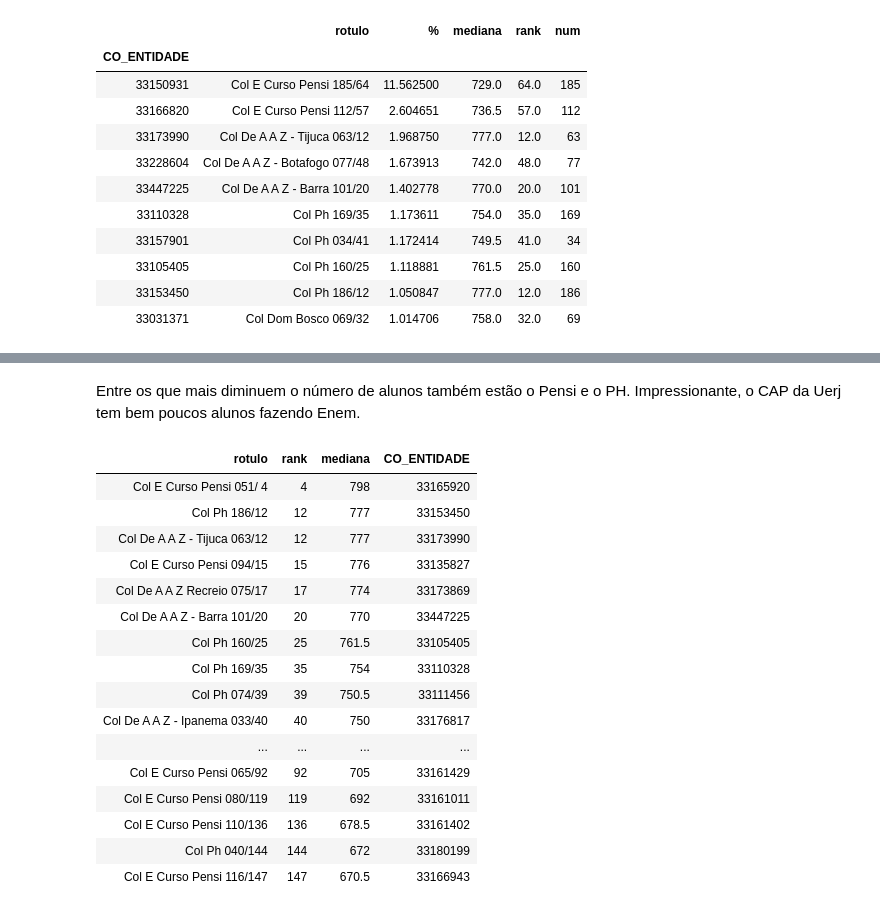
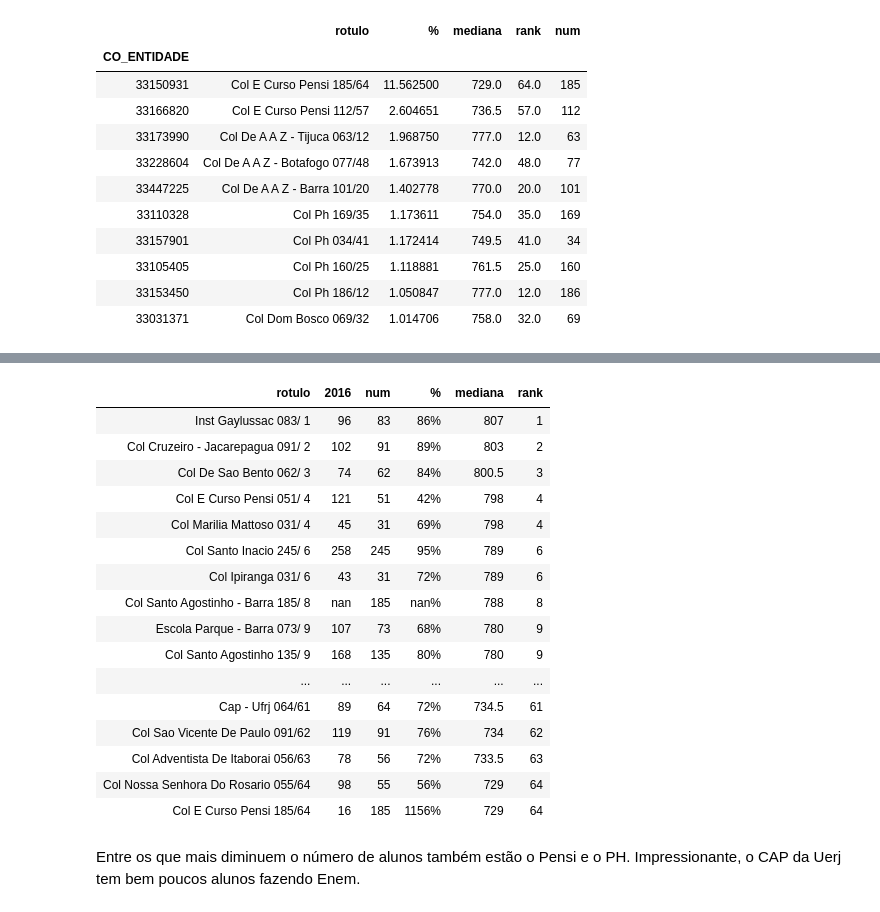
Before and after one commit to pauloneves/educacao, a Jupyter notebook: analisa.ipynb, the cells around one changed output, grey strips where cells are left out. Drawn from its saved outputs; the diff is of its cells as text; code cells hidden in the pictures.

```diff
--- a/analisa.ipynb
+++ b/analisa.ipynb
@@ -378,22 +358,25 @@ df[df['%']<.6]
+# %%
+df.loc[:, ['rotulo', 2016, 'num', '%', 'mediana', 'rank']].style.hide_index().format({'%': '{:.0%}'.format})
+# %% [output]
+| rotulo | 2016 | num | % | mediana | rank |
+| Inst Gaylussac 083/ 1 | 96 | 83 | 86% | 807 | 1 |
+| Col Cruzeiro - Jacarepagua 091/ 2 | 102 | 91 | 89% | 803 | 2 |
+| Col De Sao Bento 062/ 3 | 74 | 62 | 84% | 800.5 | 3 |
+| Col E Curso Pensi 051/ 4 | 121 | 51 | 42% | 798 | 4 |
+| Col Marilia Mattoso 031/ 4 | 45 | 31 | 69% | 798 | 4 |
+| Col Santo Inacio 245/ 6 | 258 | 245 | 95% | 789 | 6 |
+| Col Ipiranga 031/ 6 | 43 | 31 | 72% | 789 | 6 |
+| Col Santo Agostinho - Barra 185/ 8 | nan | 185 | nan% | 788 | 8 |
+| Escola Parque - Barra 073/ 9 | 107 | 73 | 68% | 780 | 9 |
+| Col Santo Agostinho 135/ 9 | 168 | 135 | 80% | 780 | 9 |
+| ... | ... | ... | ... | ... | ... |
+| Cap - Ufrj 064/61 | 89 | 64 | 72% | 734.5 | 61 |
+| Col Sao Vicente De Paulo 091/62 | 119 | 91 | 76% | 734 | 62 |
+| Col Adventista De Itaborai 056/63 | 78 | 56 | 72% | 733.5 | 63 |
+| Col Nossa Senhora Do Rosario 055/64 | 98 | 55 | 56% | 729 | 64 |
+| Col E Curso Pensi 185/64 | 16 | 185 | 1156% | 729 | 64 |
 # %% [markdown]
 Entre os que mais diminuem o número de alunos também estão o Pensi e o PH. Impressionante, o CAP da Uerj tem bem poucos alunos fazendo Enem.
 # %%
-df_enem[(df_enem.rotulo.str.contains('Ph|Curso Pensi|A A Z'))][['rotulo', 'rank', 'mediana', 'CO_ENTIDADE']].style.hide_index()
+df_cursos = df_enem.loc[(df_enem.rotulo.str.contains('Ph|Curso Pensi|A A Z')),['rotulo', 'rank', 'mediana', 'CO_ENTIDADE']].style.hide_index()
+df_cursos
-# %% [output]
-| rotulo | rank | mediana | CO_ENTIDADE |
-| Col E Curso Pensi 051/ 4 | 4 | 798 | 33165920 |
-| Col Ph 186/12 | 12 | 777 | 33153450 |
-| Col De A A Z - Tijuca 063/12 | 12 | 777 | 33173990 |
-| Col E Curso Pensi 094/15 | 15 | 776 | 33135827 |
-| Col De A A Z Recreio 075/17 | 17 | 774 | 33173869 |
-| Col De A A Z - Barra 101/20 | 20 | 770 | 33447225 |
-| Col Ph 160/25 | 25 | 761.5 | 33105405 |
-| Col Ph 169/35 | 35 | 754 | 33110328 |
-| Col Ph 074/39 | 39 | 750.5 | 33111456 |
-| Col De A A Z - Ipanema 033/40 | 40 | 750 | 33176817 |
-| ... | ... | ... | ... |
-| Col E Curso Pensi 065/92 | 92 | 705 | 33161429 |
-| Col E Curso Pensi 080/119 | 119 | 692 | 33161011 |
-| Col E Curso Pensi 110/136 | 136 | 678.5 | 33161402 |
-| Col Ph 040/144 | 144 | 672 | 33180199 |
-| Col E Curso Pensi 116/147 | 147 | 670.5 | 33166943 |
```
Also changed, not shown: parts of 22 cells of this notebook, 1 other file.
